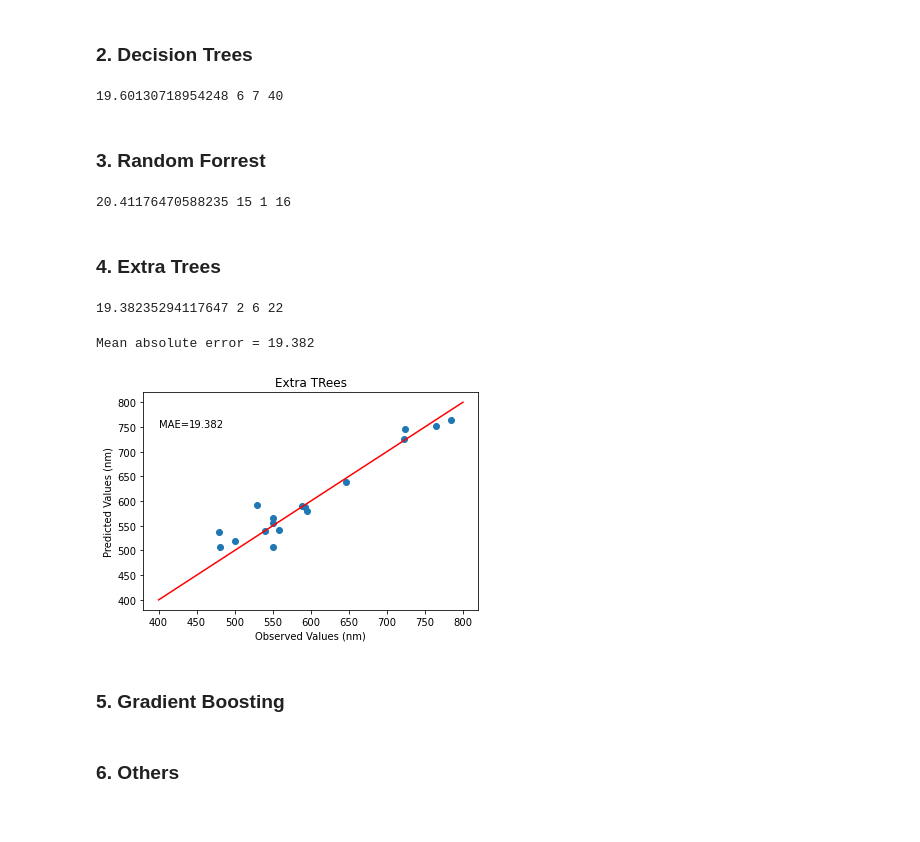
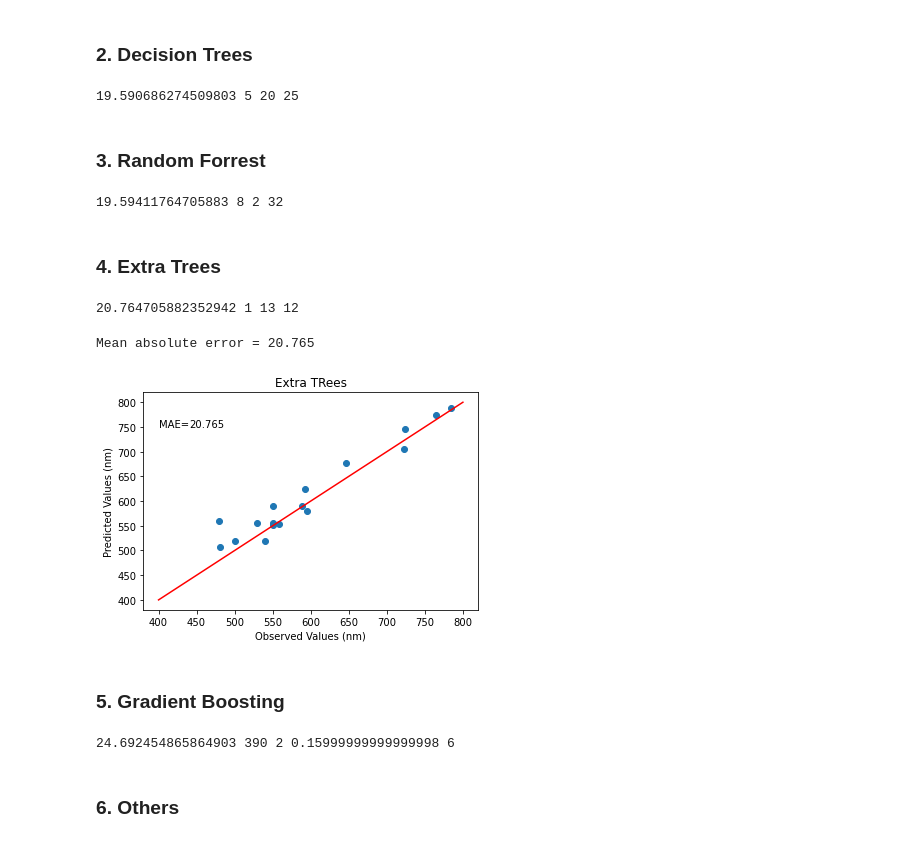
Before and after one commit to anhhaokudo/Cossairt_InP, a Jupyter notebook: notebook/predicting hao's emi.ipynb, the cells around one changed output. Saved outputs shown, nothing was run; the diff lists cells and outputs as text; code cells hidden in the pictures.

```diff
--- a/notebook/predicting hao's emi.ipynb
+++ b/notebook/predicting hao's emi.ipynb
@@ -128,7 +128,8 @@ input_col = ['in_amount_mmol',
              'x8_trioctylamine',
              'x8_trioctylphosphine oxide',
              'x8_water',
-             'x8_zinc iodide'
+             'x8_zinc iodide',
+             'abs_nm'
             ]
 
 output_col = ['emission_nm']
@@ -175,0 +177,21 @@ print(min_mae, min_i, min_j, min_k)
+# %%
+B_regr = BaggingRegressor(base_estimator=DecisionTreeRegressor(max_depth=10),
+                                      n_estimators=1,
+                                      random_state=20)
+
+B_regr.fit(X_train, np.ravel(Y_train))
+
+B_Y_pred = B_regr.predict(X_test)
+
+B_mae = mean_absolute_error(Y_test, B_Y_pred)
+print("Mean absolute error =", round(B_mae,3))
+
+plt.figure()
+plt.title("Bagging")
+plt.plot(Y_test, B_Y_pred, 'o')
+plt.xlabel('Observed Values (nm)')
+plt.ylabel('Predicted Values (nm)')
+plt.plot([400,800],[400,800], color = 'r')
+plt.text(400, 750, 'MAE=' , fontdict=None)
+plt.text(440, 750, round(B_mae,3) , fontdict=None)
+plt.show()
@@ -206,7 +231,7 @@ for i in tqdm(range(1, 21)):
 
 print(min_mae, min_i, min_j, min_k)
 # %% [output]
-19.60130718954248 6 7 40
+19.590686274509803 5 20 25
 # %% [markdown]
 ### 3. Random Forrest
 # %%
@@ -237,7 +262,7 @@ for i in tqdm(range(1, 21)):
 
 print(min_mae, min_i, min_j, min_k)
 # %% [output]
-20.41176470588235 15 1 16
+19.59411764705883 8 2 32
 # %% [markdown]
 ### 4. Extra Trees
 # %%
@@ -267,51 +292,53 @@ for i in tqdm(range(1, 21)):
 
 print(min_mae, min_i, min_j, min_k)
 # %% [output]
-19.38235294117647 2 6 22
+20.764705882352942 1 13 12
 # %%
-ET_regr = ExtraTreesRegressor(n_estimators=2, max_features=6, random_state=22)
+ET_regr = ExtraTreesRegressor(n_estimators=1, max_features=13, random_state=12)
 
 ET_regr.fit(X_train, np.ravel(Y_train))
 
 ET_Y_pred = ET_regr.predict(X_test)
 
 ET_mae = mean_absolute_error(Y_test, ET_Y_pred)
 print("Mean absolute error =", round(ET_mae,3))
 
 plt.figure()
 plt.title("Extra TRees")
 plt.plot(Y_test, ET_Y_pred, 'o')
 plt.xlabel('Observed Values (nm)')
 plt.ylabel('Predicted Values (nm)')
 plt.plot([400,800],[400,800], color = 'r')
 plt.text(400, 750, 'MAE=' , fontdict=None)
 plt.text(440, 750, round(ET_mae,3) , fontdict=None)
 plt.show()
 # %% [output]
-Mean absolute error = 19.382
+Mean absolute error = 20.765
-[figure, old version]
+[figure, new version]
 # %% [markdown]
 ### 5. Gradient Boosting
 # %%
 min_mae = 999
-min_i, min_j, min_k = 0, 0, 0.0
+min_i, min_j, min_k, min_l = 0, 0, 0.0, 0
 for i in tqdm(range(300, 400, 10)):
     for j in range(2, 40, 2):
         for k in np.arange(0.04, 0.22, 0.02):
             for l in range(2, 10, 2):
+                GB_regr = GradientBoostingRegressor(n_estimators=i, max_depth=j, learning_rate=k, random_state=l)
+                GB_regr.fit(X_train, np.ravel(Y_train))
+                GB_Y_pred = GB_regr.predict(X_test)
 
-            GB_regr = GradientBoostingRegressor(n_estimators=i, max_depth=j, learning_rate=k)
-            GB_regr.fit(X_train, np.ravel(Y_train))
-            GB_Y_pred = GB_regr.predict(X_test)
+                mae = mean_absolute_error(Y_test, GB_Y_pred)
+                if (min_mae > mae):
+                    min_mae = mae
+                    min_i = i
+                    min_j = j
+                    min_k = k
+                    min_l = l
 
-            mae = mean_absolute_error(Y_test, GB_Y_pred)
-            if (min_mae > mae):
-                min_mae = mae
-                min_i = i
-                min_j = j
-                min_k = k
-
-print(min_mae, min_i, min_j, min_k)
+print(min_mae, min_i, min_j, min_k, min_l)
+# %% [output]
+24.692454865864903 390 2 0.15999999999999998 6
 # %% [markdown]
 ### 6. Others
 # %%
```
Also changed, not shown: parts of 6 cells of this notebook, 11 other files.
